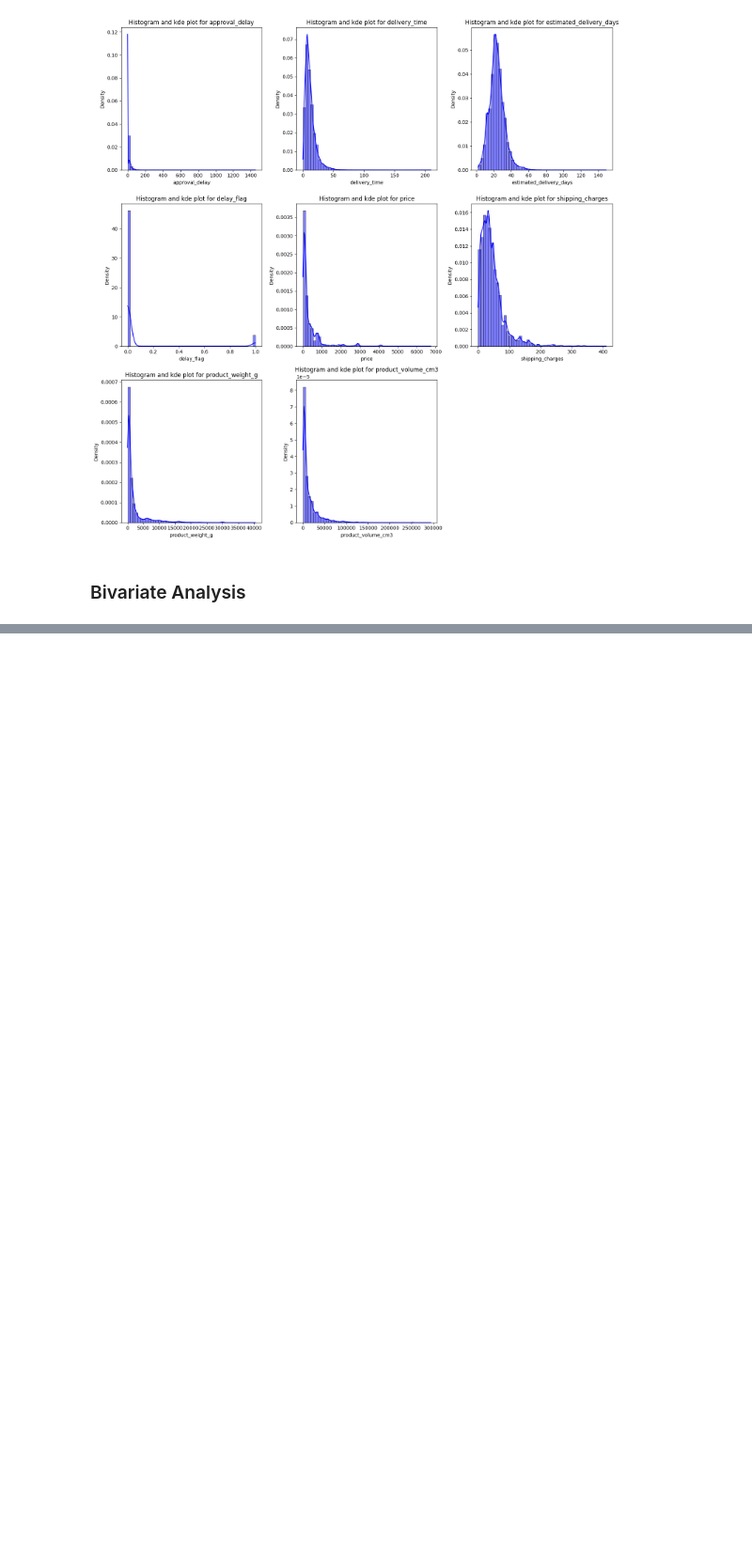
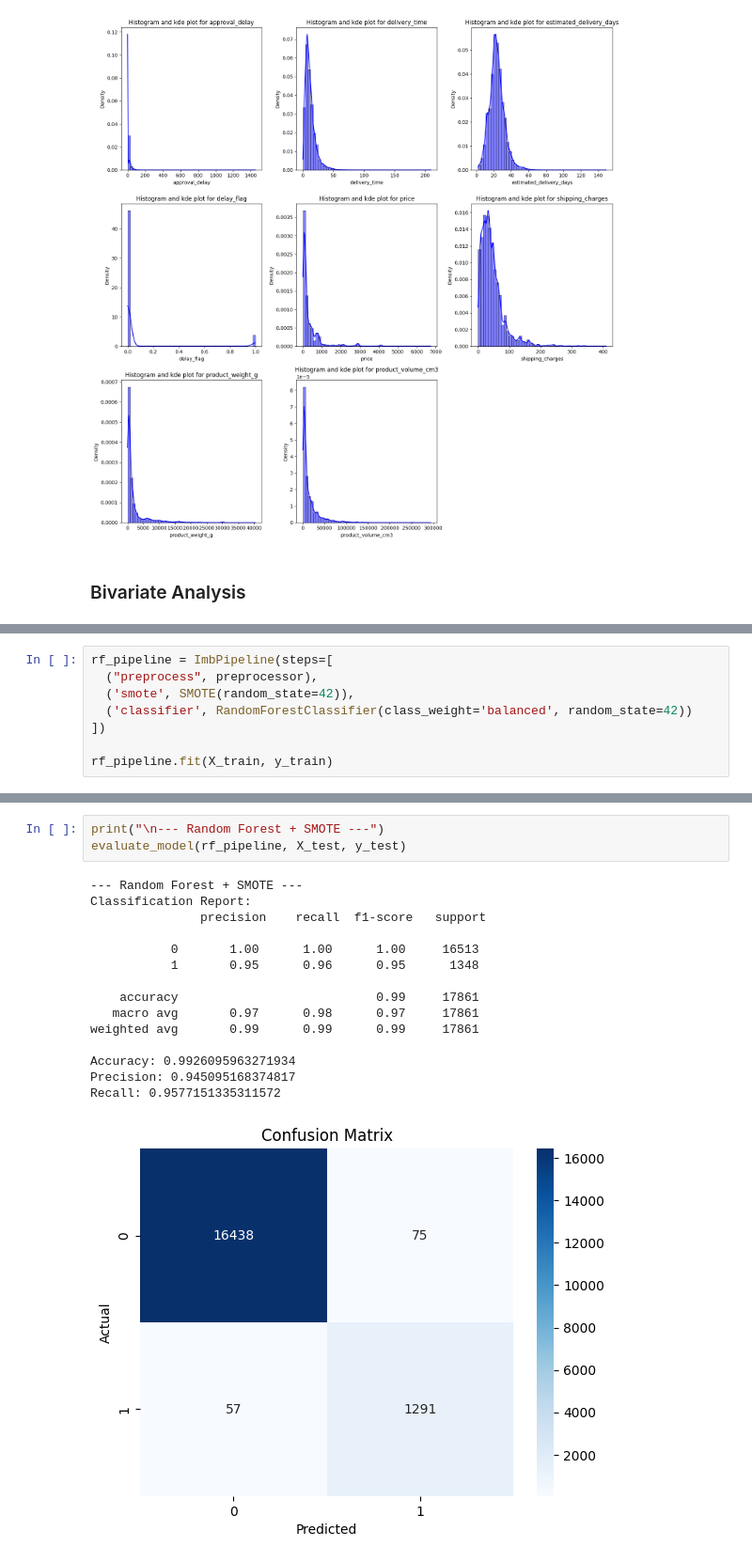
Before and after one commit to OchiengGideon/InternIntelligence_Machine_Learning_Model_Development, a Jupyter notebook: notebook.ipynb, the cells around one changed output, grey strips where cells are left out. Shown at 94% size. Saved outputs shown, nothing was run; the diff lists cells and outputs as text; blank space fills up the shorter version.

```diff
--- a/notebook.ipynb
+++ b/notebook.ipynb
@@ -382,0 +546,8 @@ TypeError: 'itertools.combinations' object is not subscriptable
+# %%
+rf_pipeline = ImbPipeline(steps=[
+  ("preprocess", preprocessor),
+  ('smote', SMOTE(random_state=42)),
+  ('classifier', RandomForestClassifier(class_weight='balanced', random_state=42))
+])
+
+rf_pipeline.fit(X_train, y_train)
@@ -382,0 +572,19 @@ TypeError: 'itertools.combinations' object is not subscriptable
+# %%
+print("\n--- Random Forest + SMOTE ---")
+evaluate_model(rf_pipeline, X_test, y_test)
+# %% [output]
+--- Random Forest + SMOTE ---
+Classification Report:
+               precision    recall  f1-score   support
+
+           0       1.00      1.00      1.00     16513
+           1       0.95      0.96      0.95      1348
+
+    accuracy                           0.99     17861
+   macro avg       0.97      0.98      0.97     17861
+weighted avg       0.99      0.99      0.99     17861
+
+Accuracy: 0.9926095963271934
+Precision: 0.945095168374817
+Recall: 0.9577151335311572
+[figure, added]
```
Also changed, not shown: parts of 22 cells of this notebook.
